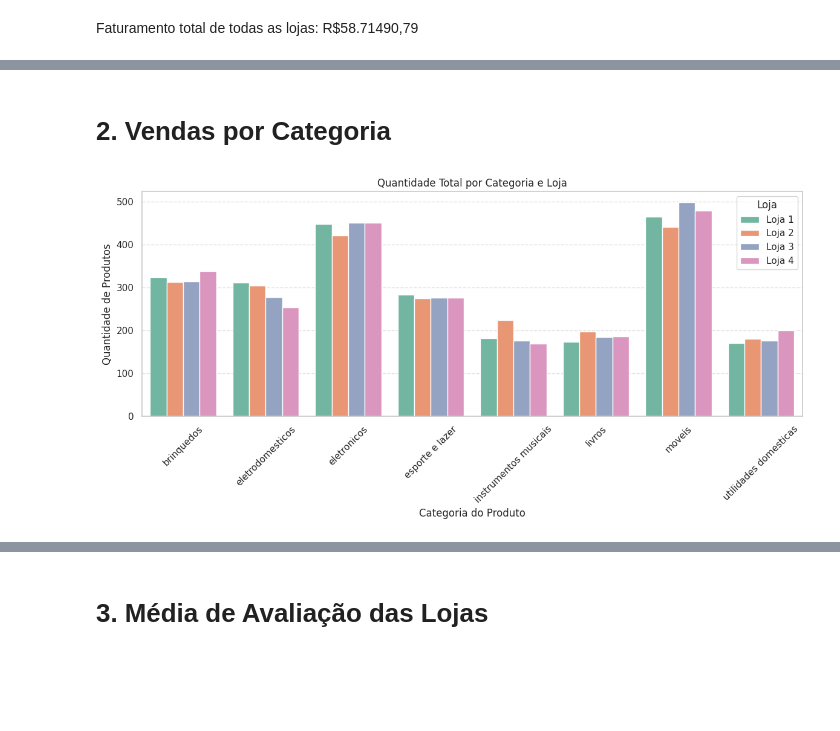
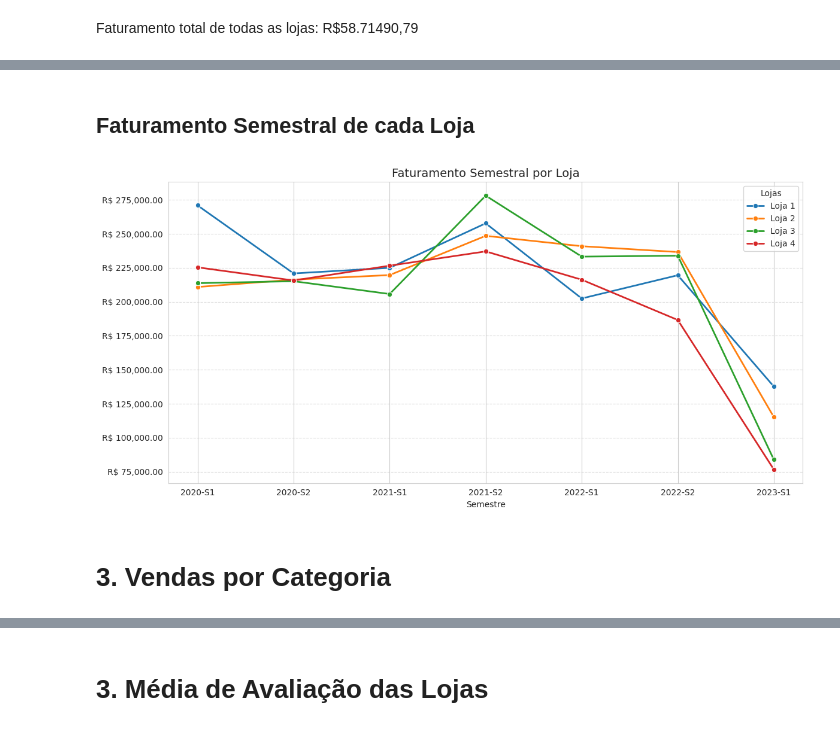
Before and after one commit to inaianebarros/alura-store, a Jupyter notebook: AluraStoreBr.ipynb, the cells around one changed output, grey strips where cells are left out. Drawn from its saved outputs; the diff is of its cells as text; code cells hidden in the pictures; blank space fills up the shorter version.

```diff
--- a/AluraStoreBr.ipynb
+++ b/AluraStoreBr.ipynb
@@ -120,2 +121,49 @@ plt.show()
+# %% [markdown]
+## Faturamento Semestral de cada Loja
+# %%
+# Garantir que a coluna de data está no formato datetime
+df_total['Data da Compra'] = pd.to_datetime(df_total['Data da Compra'])
+
+# Criar coluna "Ano-Semestre" (ex: 2023-1, 2023-2)
+df_total['Semestre'] = df_total['Data da Compra'].dt.year.astype(str) + "-S" + \
+                       ((df_total['Data da Compra'].dt.month - 1)//6 + 1).astype(str)
+
+# Agrupar por Loja e Semestre
+faturamento_semestral = df_total.groupby(['Loja', 'Semestre'])['Preço'].sum().reset_index()
+
+# Ordenar por semestre cronologicamente
+faturamento_semestral['Semestre'] = pd.Categorical(
+    faturamento_semestral['Semestre'],
+    categories=sorted(faturamento_semestral['Semestre'].unique()),
+    ordered=True
+)
+
+# Gráfico de linhas
+plt.figure(figsize=(12,6))
+sns.lineplot(
+    x='Semestre',
+    y='Preço',
+    hue='Loja',
+    marker='o',
+    linewidth=2,
+    data=faturamento_semestral,
+    palette='tab10'
+)
+
+# Ajustes visuais
+plt.title('Faturamento Semestral por Loja', fontsize=14)
+plt.xlabel('Semestre')
+plt.ylabel('')
+plt.grid(axis='y', linestyle='--', alpha=0.7)
+
+# Formatar valores em reais
+ax = plt.gca()
+ax.yaxis.set_major_formatter(ticker.StrMethodFormatter("R$ {x:,.2f}"))
+
+plt.legend(title="Lojas")
+plt.tight_layout()
+plt.show()
+# %% [output]
+[figure, added]
 # %% [markdown]
-# 2. Vendas por Categoria
+# 3. Vendas por Categoria
@@ -129,20 +169,0 @@ categoria_stats['Valor_Total'] = categoria_stats['Valor_Total'].round(2)
-# %%
-plt.figure(figsize=(12, 6))
-sns.barplot(
-    data=categoria_stats,
-    x='Categoria do Produto',
-    y='Quantidade',
-    hue='Loja',
-    palette='Set2'
-)
-
-plt.title('Quantidade Total por Categoria e Loja')
-plt.xlabel('Categoria do Produto')
-plt.ylabel('Quantidade de Produtos')
-plt.xticks(rotation=45)
-plt.grid(axis='y', linestyle='--', alpha=0.6)
-plt.tight_layout()
-plt.legend(title='Loja')
-plt.show()
-# %% [output]
-[figure, removed]
```
Also changed, not shown: parts of 24 cells of this notebook.
